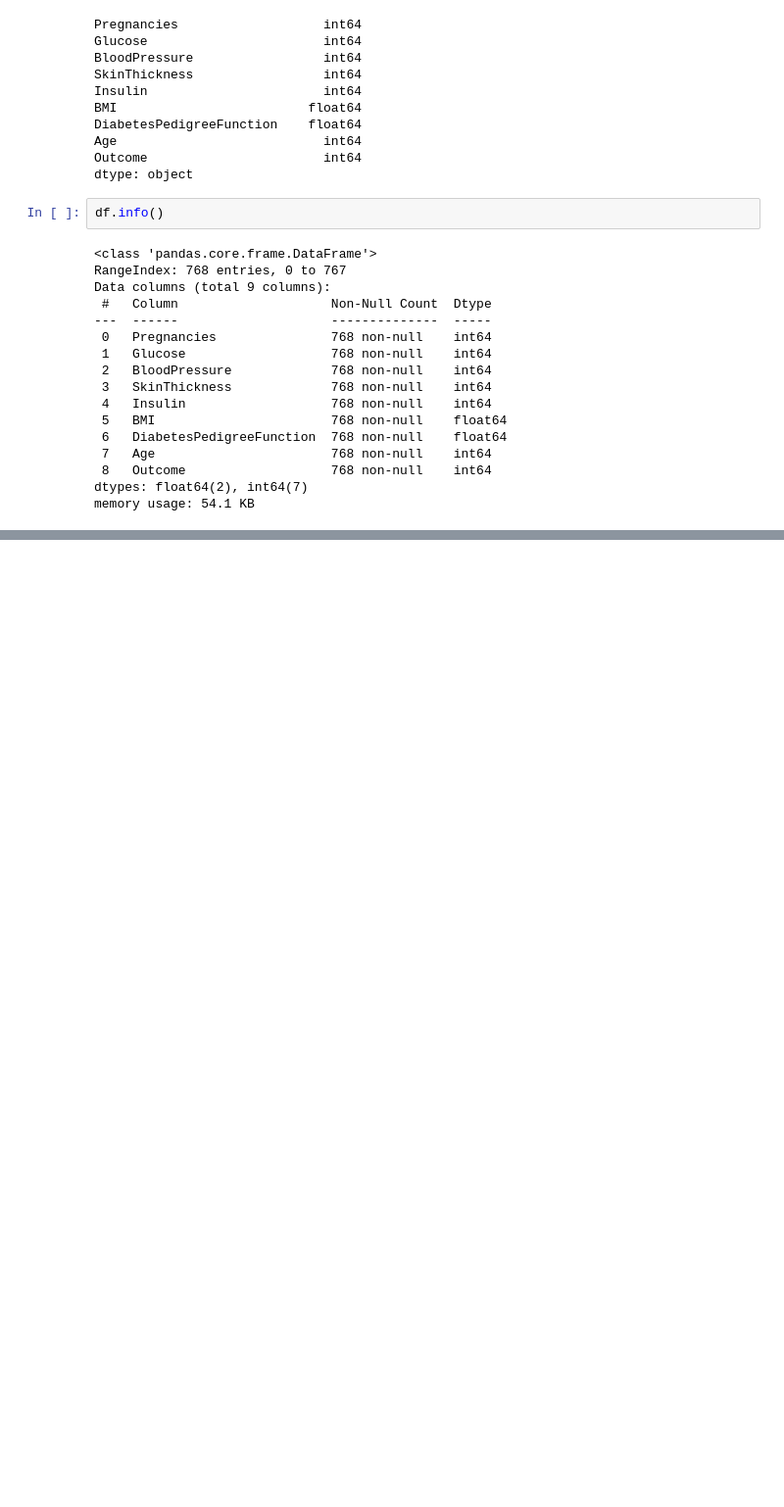
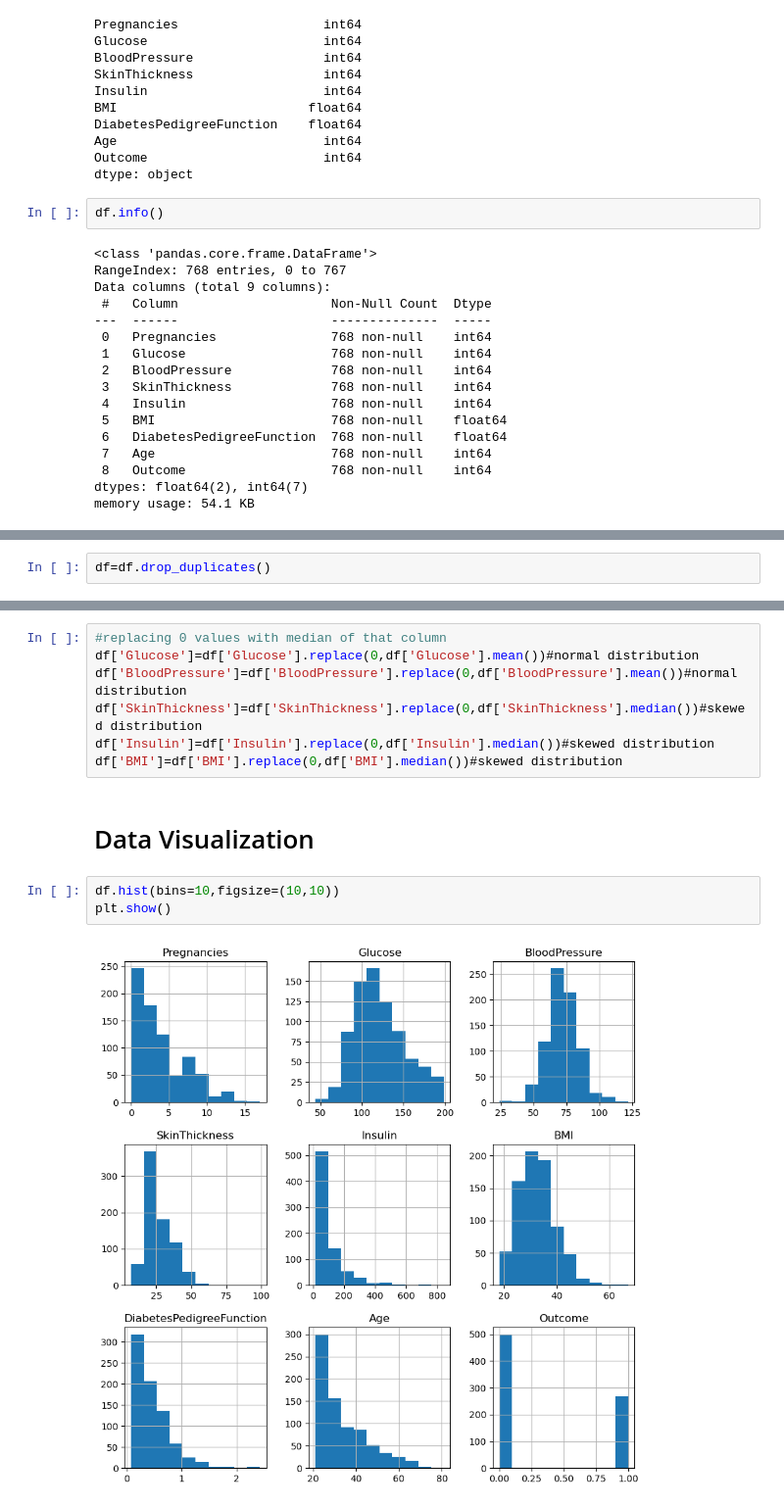
Before and after one commit to keithmmc/dataprojects, a Jupyter notebook: diabetes.ipynb, the cells around one changed output, grey strips where cells are left out. Shown at 98% size. Saved outputs shown, nothing was run; the diff lists cells and outputs as text; blank space fills up the shorter version.

```diff
--- a/diabetes.ipynb
+++ b/diabetes.ipynb
@@ -72,3 +72,5 @@ df.describe()
 | 50% | 3.000000 | 117.000000 | 72.000000 | 23.000000 | 30.500000 | 32.000000 | 0.372500 | 29.000000 | ... |
 | 75% | 6.000000 | 140.250000 | 80.000000 | 32.000000 | 127.250000 | 36.600000 | 0.626250 | 41.000000 | ... |
 | max | 17.000000 | 199.000000 | 122.000000 | 99.000000 | 846.000000 | 67.100000 | 2.420000 | 81.000000 | ... |
+# %%
+df=df.drop_duplicates()
@@ -74,0 +103,14 @@ df.describe()
+# %%
+#replacing 0 values with median of that column
+df['Glucose']=df['Glucose'].replace(0,df['Glucose'].mean())#normal distribution
+df['BloodPressure']=df['BloodPressure'].replace(0,df['BloodPressure'].mean())#normal distribution
+df['SkinThickness']=df['SkinThickness'].replace(0,df['SkinThickness'].median())#skewed distribution
+df['Insulin']=df['Insulin'].replace(0,df['Insulin'].median())#skewed distribution
+df['BMI']=df['BMI'].replace(0,df['BMI'].median())#skewed distribution
+# %% [markdown]
+# Data Visualization
+# %%
+df.hist(bins=10,figsize=(10,10))
+plt.show()
+# %% [output]
+[figure, added]
```
Also changed, not shown: parts of 4 cells of this notebook.
